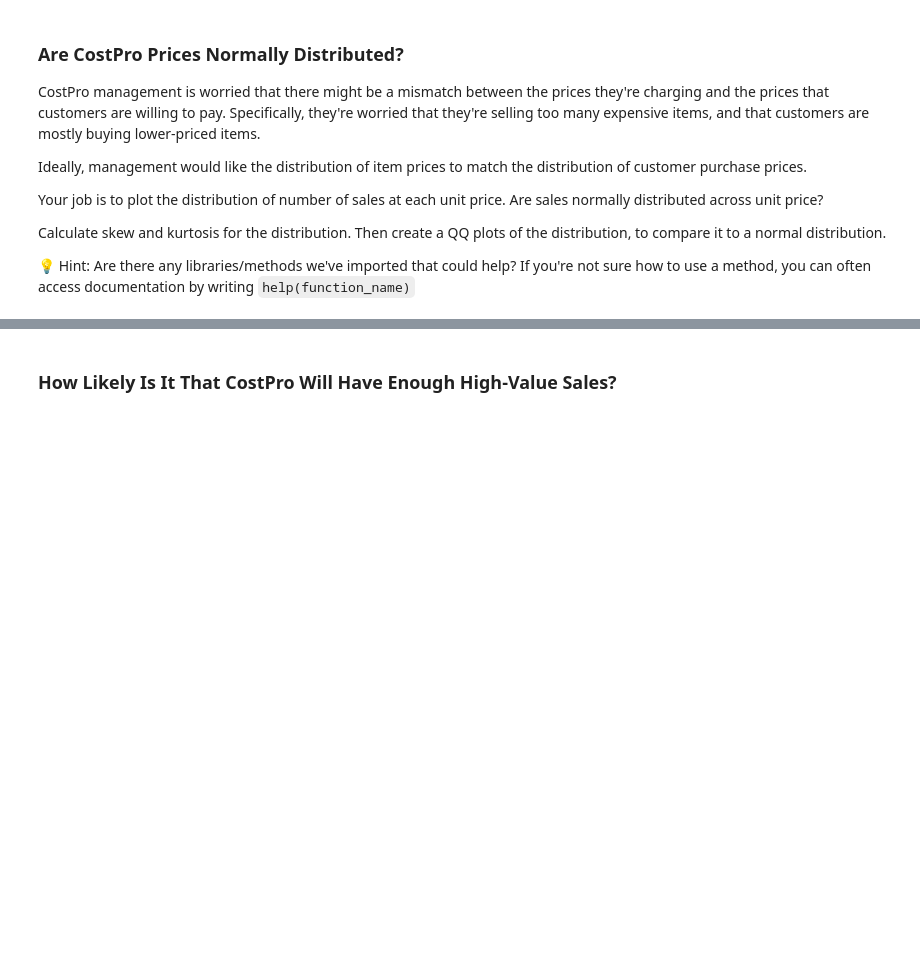
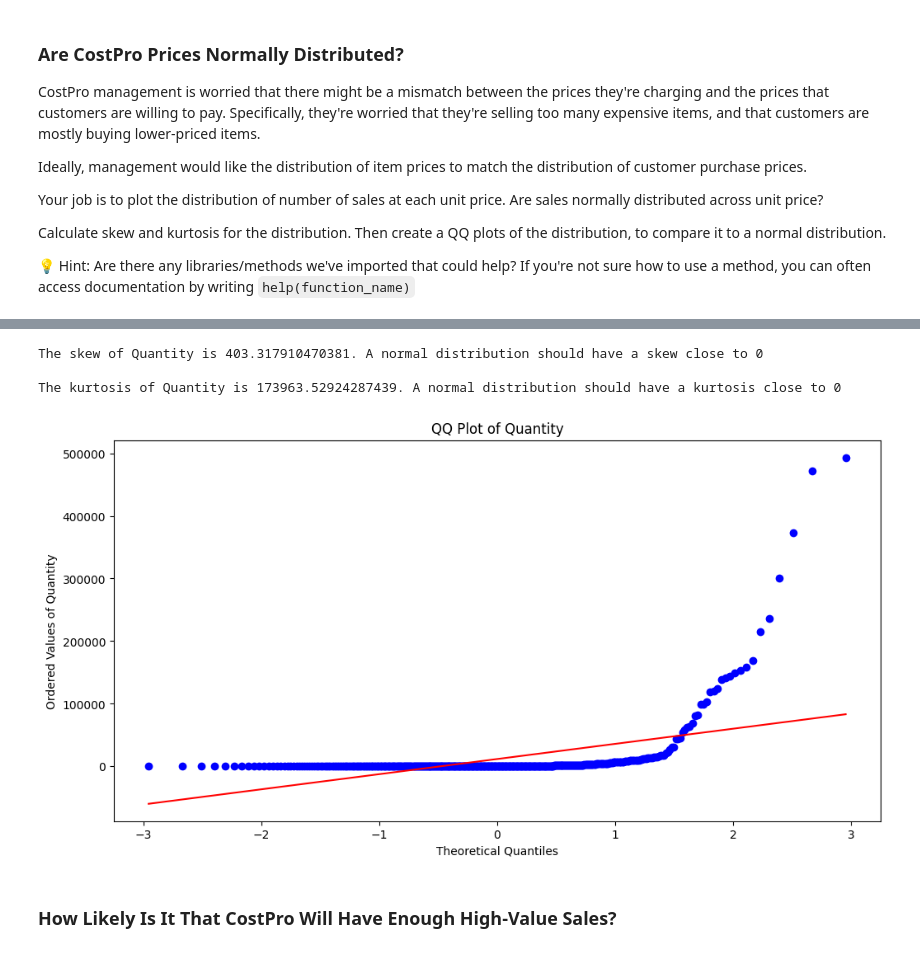
Before and after one commit to ReadyPlayerEmma/applied-statistics-learnings, a Jupyter notebook: Student_Week_2_CostPro_Customer_Behavior.ipynb, the cells around one changed output, grey strips where cells are left out. Saved outputs shown, nothing was run; the diff lists cells and outputs as text; code cells hidden in the pictures; blank space fills up the shorter version.

```diff
--- a/Student_Week_2_CostPro_Customer_Behavior.ipynb
+++ b/Student_Week_2_CostPro_Customer_Behavior.ipynb
@@ -186,5 +315,5 @@ Calculate skew and kurtosis for the distribution. Then create a QQ plots of the
 💡 Hint: Are there any libraries/methods we've imported that could help? If you're not sure how to use a method, you can often access documentation by writing `help(function_name)`
 # %%
 # Create a dataframe that tells us the total number of sales at each unit price
-orders_per_price = <YOUR CODE HERE>
+orders_per_price = data.groupby('UnitPrice')['Quantity'].sum().reset_index()
 orders_per_price.head()
@@ -199,14 +335,25 @@ def check_skew_kurtosis(column: str, data: pd.DataFrame):
 # %%
 ## Get the skew and Kurtosis for the distribution of the number of sales at each unit price
-<YOUR CODE HERE>
+check_skew_kurtosis('Quantity', data)
+# %% [output]
+The skew of Quantity is 403.317910470381. A normal distribution should have a skew close to 0
+
+The kurtosis of Quantity is 173963.52924287439. A normal distribution should have a kurtosis close to 0
 # %%
 ## Write a function that outputs the QQ plot of a column of data in a dataframe
 
 def qq_plot(column: str, data: pd.DataFrame):
-  <YOUR CODE HERE>
+    plt.figure(figsize=(12, 6))
+    probplot(data[column], dist="norm", plot=plt)
+    plt.title(f"QQ Plot of {column}")
+    plt.xlabel("Theoretical Quantiles")
+    plt.ylabel(f"Ordered Values of {column}")
+    plt.show()
 # %%
 # Display your plot
-<YOUR CODE HERE>
+qq_plot('Quantity', orders_per_price)
+# %% [output]
+[figure, added]
 # %% [markdown]
 ### How Likely Is It That CostPro Will Have Enough High-Value Sales?
 # %% [markdown]
```
Also changed, not shown: parts of 16 cells of this notebook.
